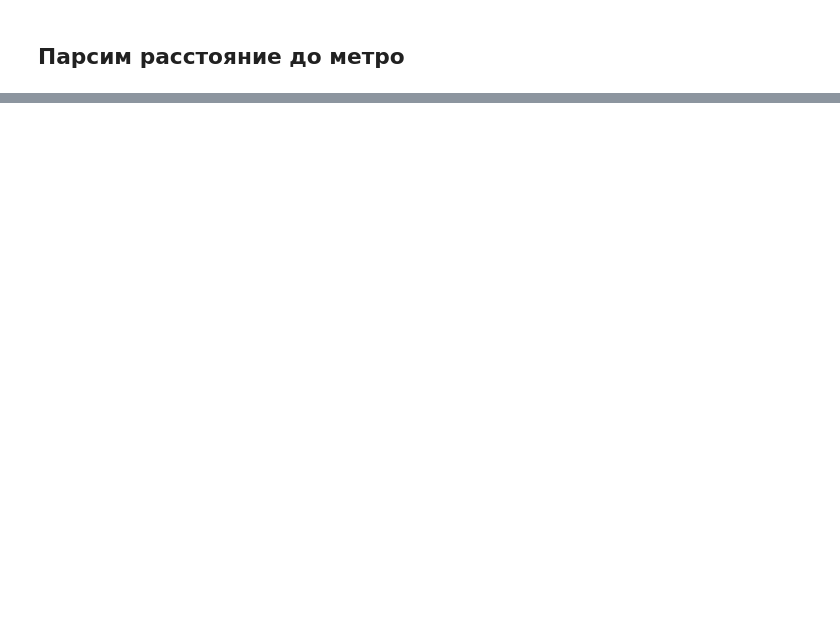
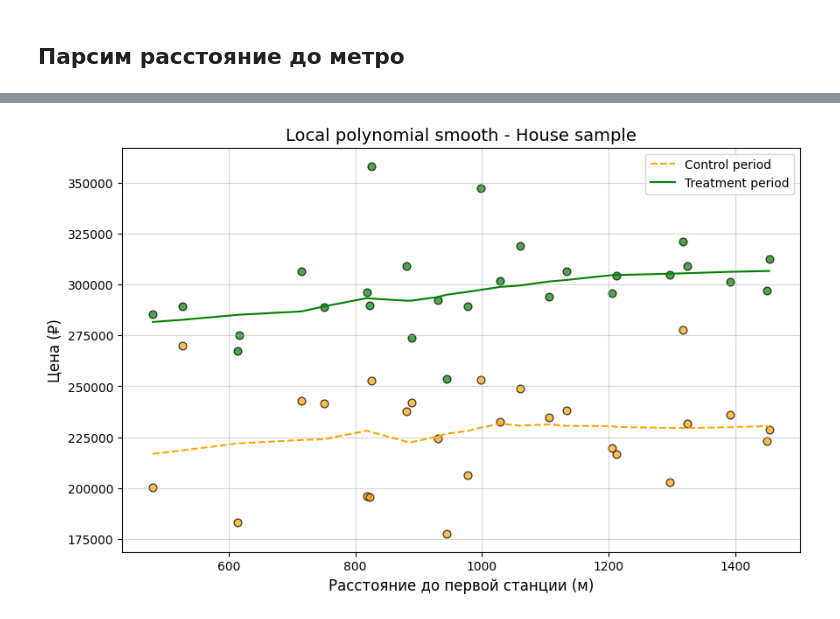
Before and after one commit to andrewch28/Cian, a Jupyter notebook: cian.ipynb, the cells around one changed output, grey strips where cells are left out. Saved outputs shown, nothing was run; the diff lists cells and outputs as text; code cells hidden in the pictures; blank space fills up the shorter version.

```diff
--- a/cian.ipynb
+++ b/cian.ipynb
@@ -457,0 +578,37 @@ print(result)
+# %%
+import pandas as pd
+import matplotlib.pyplot as plt
+from statsmodels.nonparametric.smoothers_lowess import lowess
+
+
+# Преобразование reportDate в datetime
+#lpr_new['reportDate'] = pd.to_datetime(lpr_new['reportDate'])
+
+# Разделение на контрольный и тритмент-периоды
+control = lpr_new[lpr_new['treatment'] == 0]
+treatment = lpr_new[lpr_new['treatment'] == 1]
+
+# Сглаживание LOWESS
+lowess_control = lowess(control['value'], control['Расстояние до первой станции'], frac=0.5)
+lowess_treatment = lowess(treatment['value'], treatment['Расстояние до первой станции'], frac=0.5)
+
+# Построение графика
+plt.figure(figsize=(10, 6))
+
+# Контрольный период
+plt.plot(lowess_control[:, 0], lowess_control[:, 1], color='orange', label='Control period', linestyle='--')
+plt.scatter(control['Расстояние до первой станции'], control['value'], color='orange', edgecolor='black', s=40, alpha=0.7)
+
+# Период тритмента
+plt.plot(lowess_treatment[:, 0], lowess_treatment[:, 1], color='green', label='Treatment period', linestyle='-')
+plt.scatter(treatment['Расстояние до первой станции'], treatment['value'], color='green', edgecolor='black', s=40, alpha=0.7)
+
+# Оформление
+plt.xlabel('Расстояние до первой станции (м)', fontsize=12)
+plt.ylabel('Цена (₽)', fontsize=12)
+plt.title('Local polynomial smooth - House sample', fontsize=14)
+plt.legend()
+plt.grid(alpha=0.5)
+plt.show()
+# %% [output]
+[figure, added]
```
Also changed, not shown: parts of 18 cells of this notebook, 2 other files.
